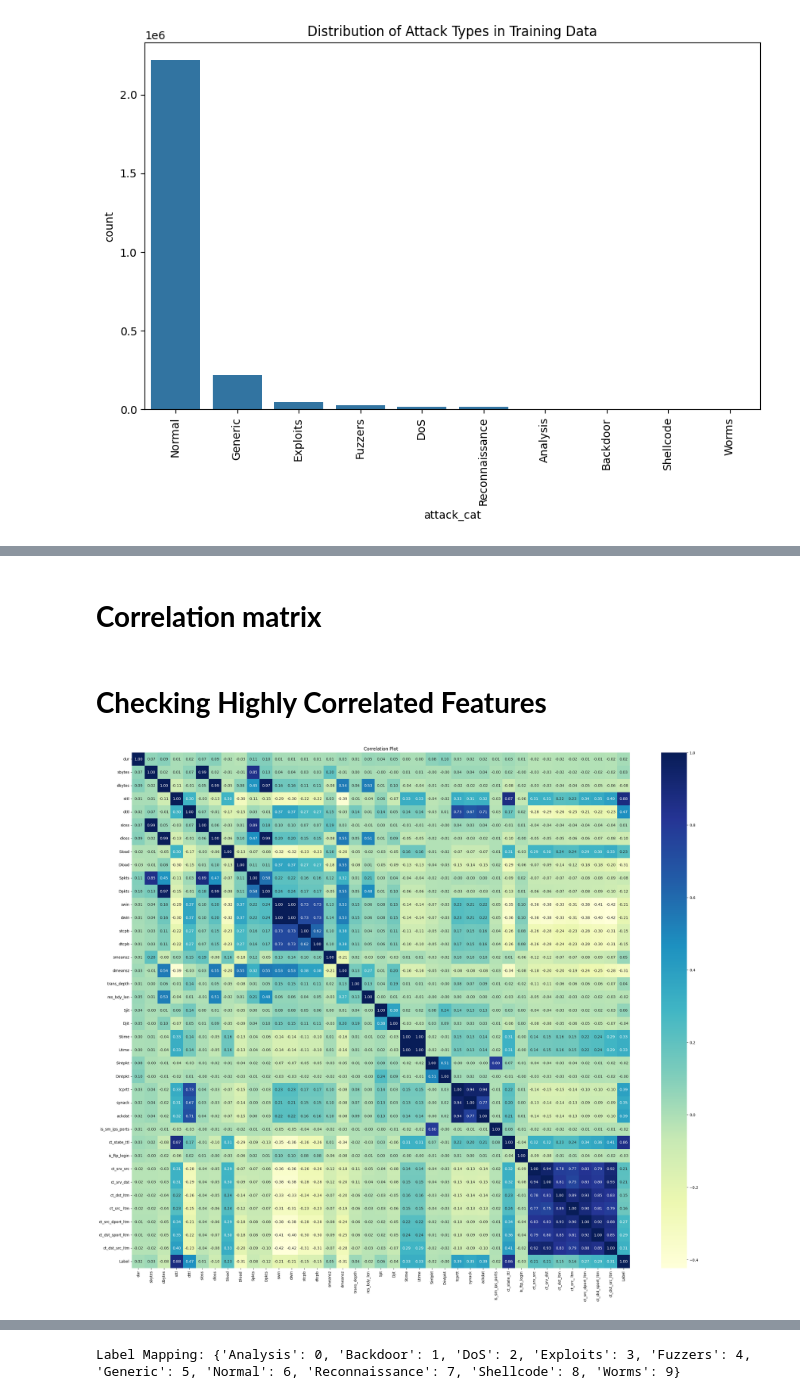
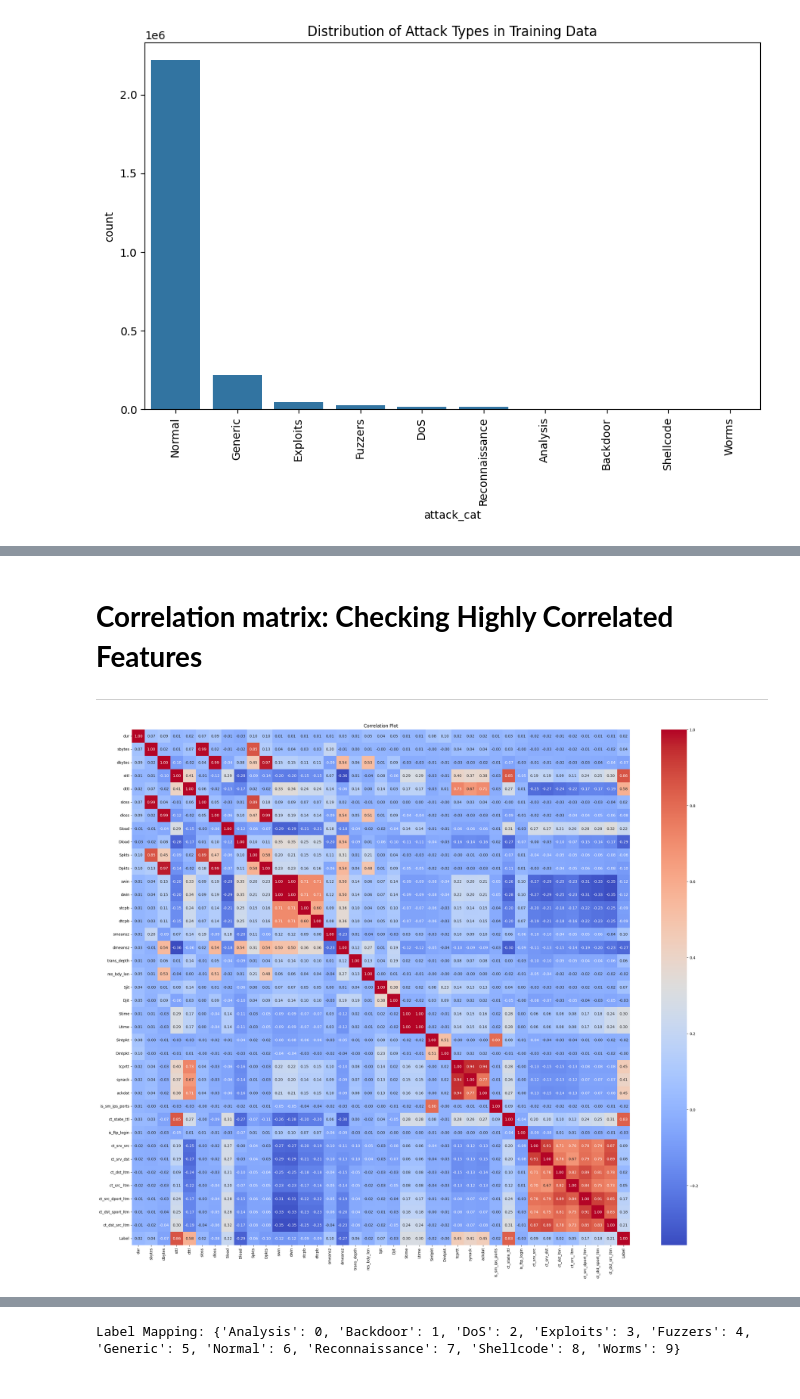
Before and after one commit to avinashyadav16/anomaly-and-threat-detection-in-network-traffic, a Jupyter notebook: 02_EDA.ipynb, the cells around one changed output, grey strips where cells are left out. Cells and saved outputs as stored; diff of their text form; code cells hidden in the pictures.

```diff
--- a/02_EDA.ipynb
+++ b/02_EDA.ipynb
@@ -24,5 +41,5 @@ from sklearn.feature_selection import mutual_info_classif
 # %%
-df = pd.read_csv("./DATASET/FULL-DATASET/fullDF.csv")
+df = pd.read_csv("./DATASET/FULL-DATASET/fullDF.csv", low_memory=False)
 # %%
 df
 # %% [output]
@@ -643,21 +688,20 @@ fig.show()
 # %% [markdown]
-# **Correlation matrix**
+# **Correlation matrix: Checking Highly Correlated Features**
+---
-# %% [markdown]
-# **Checking Highly Correlated Features**
 # %%
 # Only Numeric Columns
 numeric_data = df_resampled.select_dtypes(include=[float, int])
 
 # Correlation heatmap
 plt.figure(figsize=(30, 25))
 plt.title("Correlation Plot")
 
 sns.heatmap(
     numeric_data.corr(),
-    cmap='YlGnBu',
+    cmap='coolwarm',
     annot=True,
     fmt=".2f")
 
 plt.show()
 # %% [output]
-[figure, old version]
+[figure, new version]
```
Also changed, not shown: parts of 88 cells of this notebook, 4 other files.
